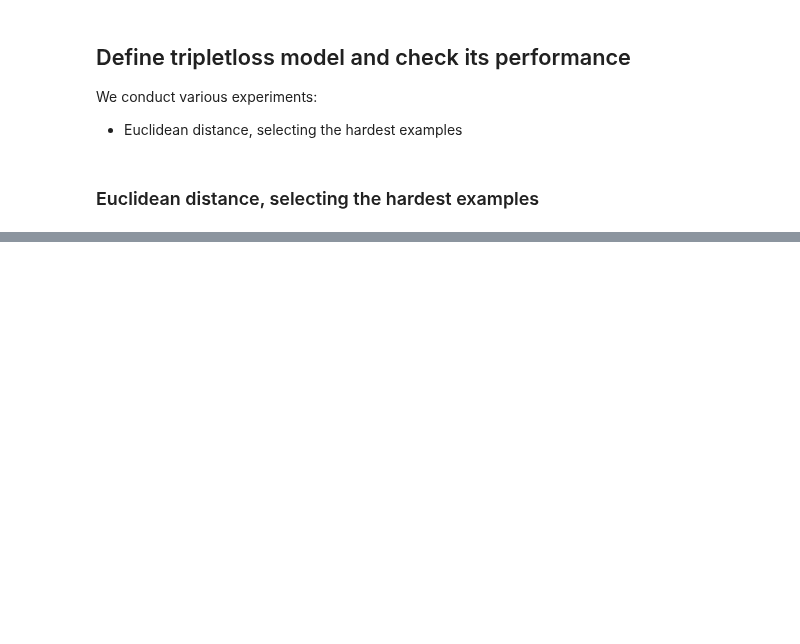
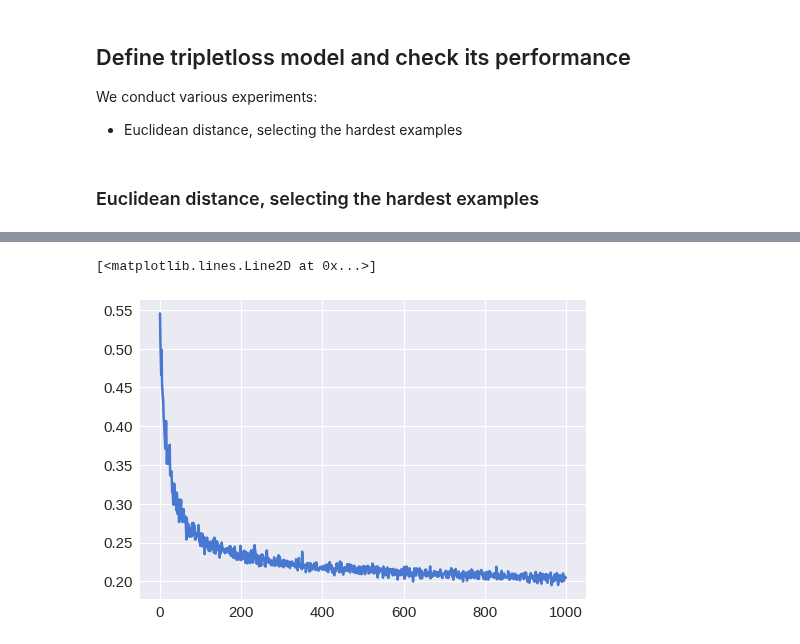
Before and after one commit to yoheikikuta/US-patent-analysis, a Jupyter notebook: tripletloss_on_MNIST.ipynb, the cells around one changed output, grey strips where cells are left out. Drawn from its saved outputs; the diff is of its cells as text; code cells hidden in the pictures; blank space fills up the shorter version.

```diff
--- a/tripletloss_on_MNIST.ipynb
+++ b/tripletloss_on_MNIST.ipynb
@@ -278,0 +303,5 @@ tf.reset_default_graph()
+# %%
+plt.plot(loss_hist)
+# %% [output]
+[<matplotlib.lines.Line2D at 0x...>]
+[figure, added]
```
Also changed, not shown: parts of 9 cells of this notebook.
